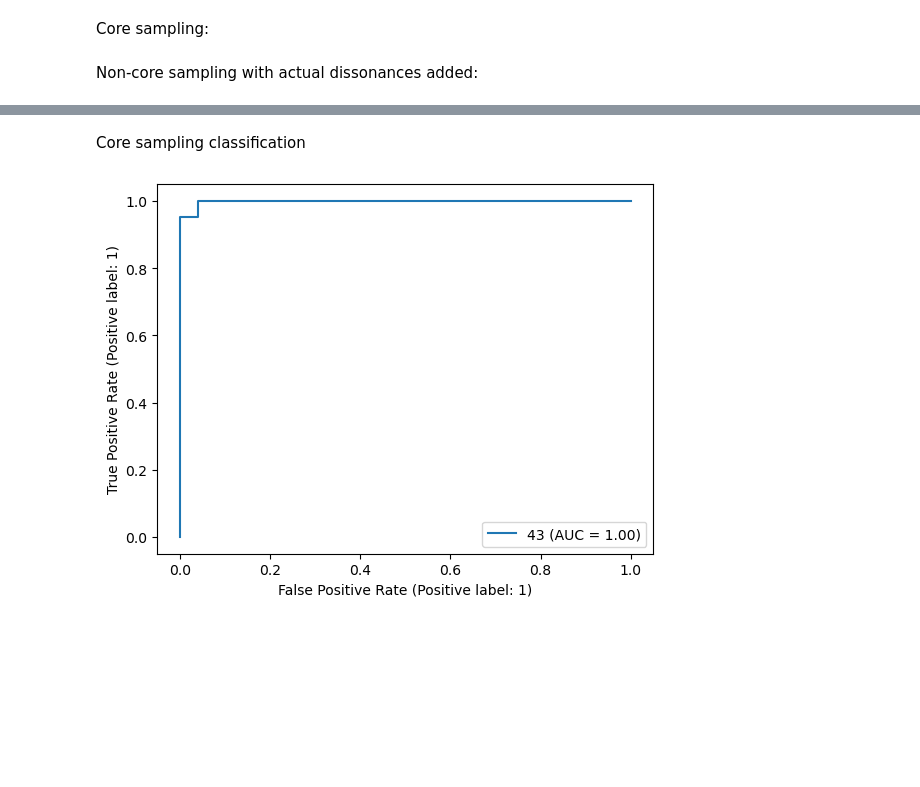
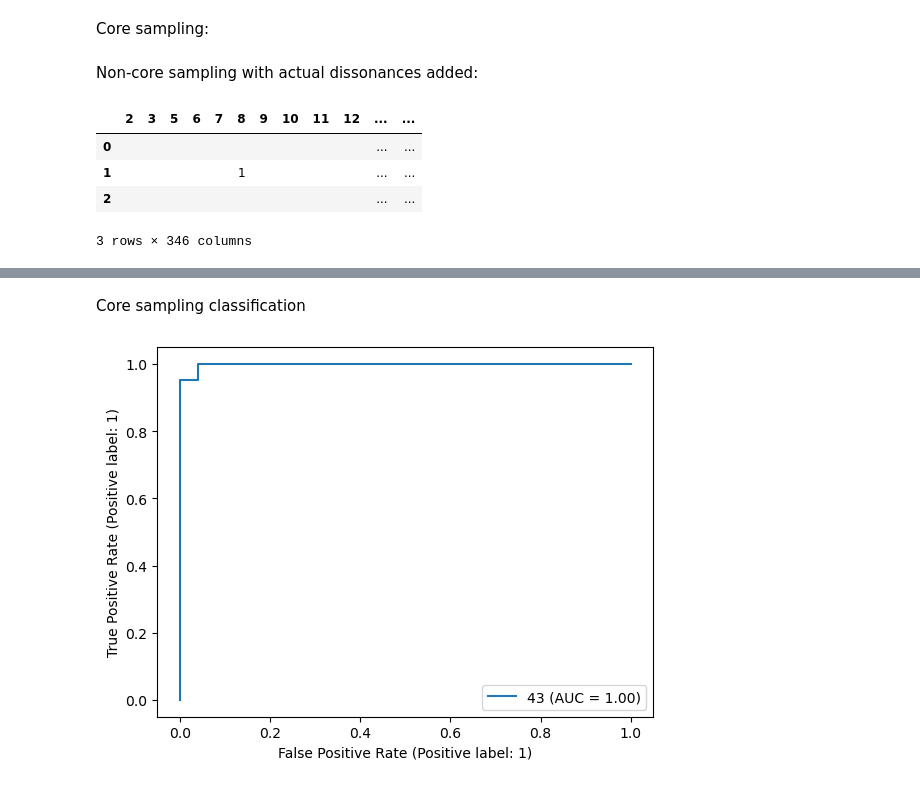
Before and after one commit to zeroknowledgediscovery/truthnet, a Jupyter notebook: notebooks/generic-data.ipynb, the cells around one changed output, grey strips where cells are left out. Saved outputs shown, nothing was run; the diff lists cells and outputs as text; code cells hidden in the pictures; blank space fills up the shorter version.

```diff
--- a/notebooks/generic-data.ipynb
+++ b/notebooks/generic-data.ipynb
@@ -797,3 +870,25 @@ _save_sampling_scenarios(
     n_runif_samples=100,
     invert_pos=False,
 )
+# %%
+tng = _get_tnets(
+    pd.read_csv("data/gibbons_global/gibbons_global.csv"),
+    pd.read_csv("data/gibbons_global/gibbons_global_pos.csv"),
+    pd.read_csv("data/gibbons_global/gibbons_global_neg.csv"),
+    "mpi_tmp/global_dissonance.csv",
+)
+# %%
+full_model = tng["all"]
+pos_model = tng["pos"]
+neg_model = tng["neg"]
+
+diss_models = [full_model, neg_model, pos_model]
+ds = tng["data"].head(3)
+# %%
+ds.head(3)
+# %% [output]
+|  | 2 | 3 | 5 | 6 | 7 | 8 | 9 | 10 | 11 | 12 | ... | ... |
+| 0 |  |  |  |  |  |  |  |  |  |  | ... | ... |
+| 1 |  |  |  |  |  | 1 |  |  |  |  | ... | ... |
+| 2 |  |  |  |  |  |  |  |  |  |  | ... | ... |
+3 rows × 346 columns
```
Also changed, not shown: parts of 39 cells of this notebook, 1 other file.
